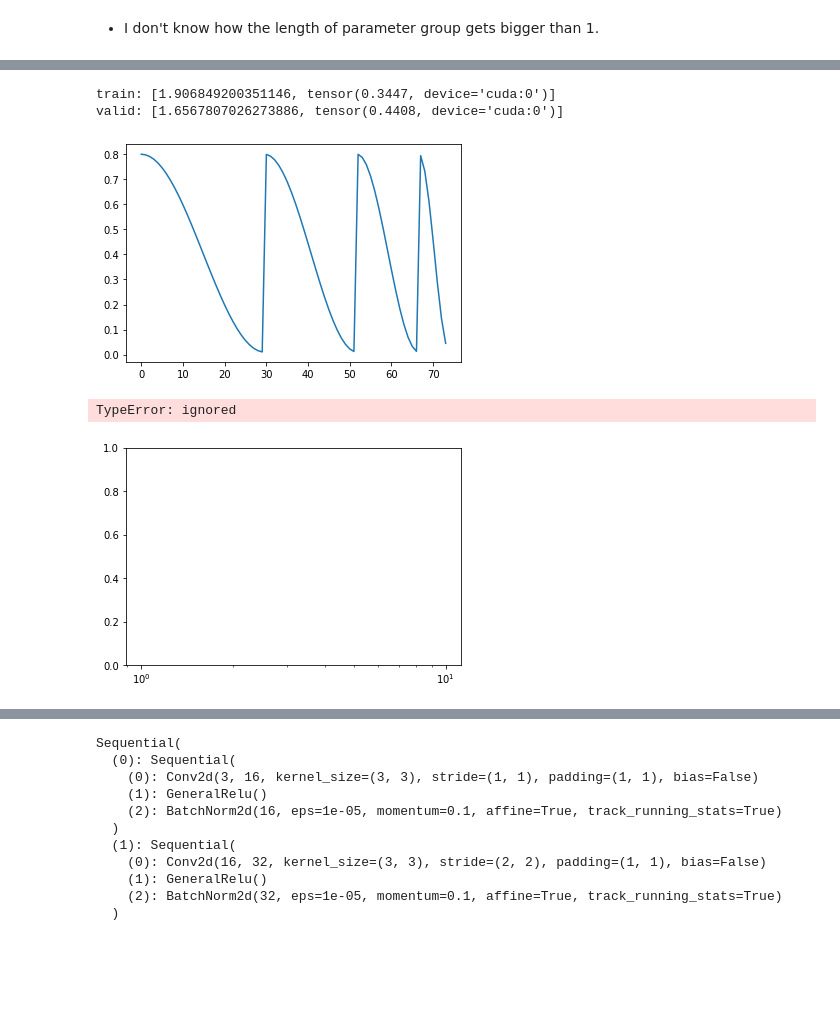
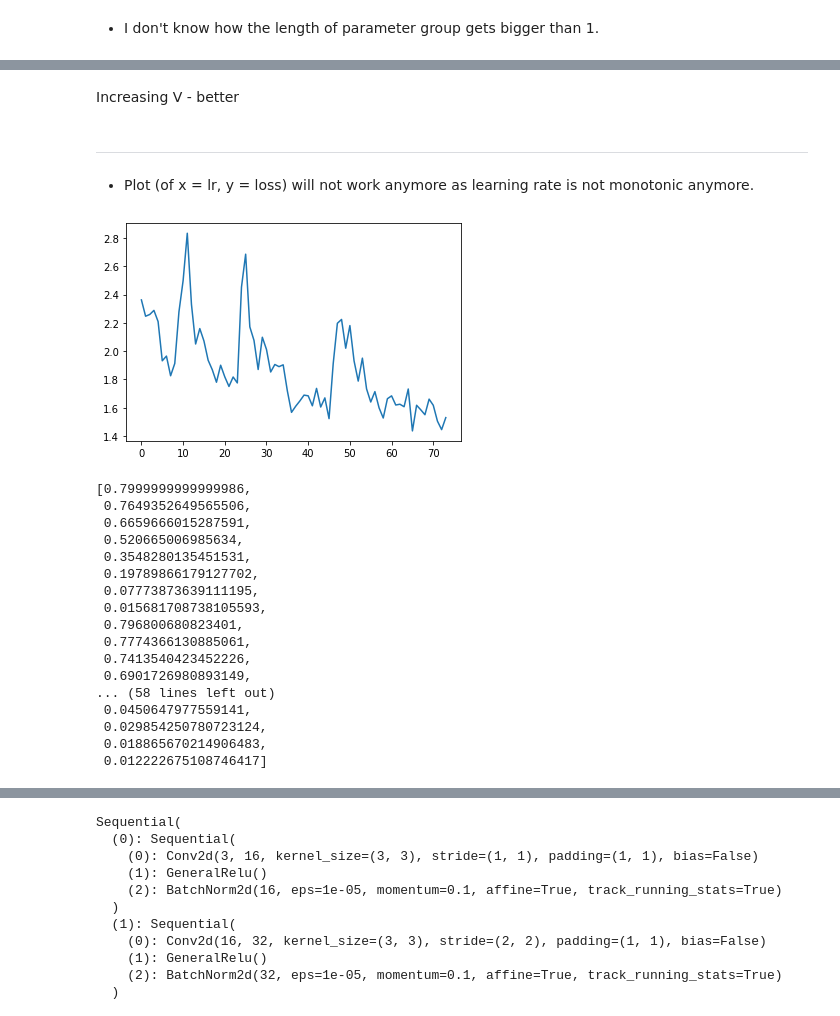
Before and after one commit to SpellOnYou/1000-days-of-code, a Jupyter notebook: dl_scratch/optimizer.ipynb, the cells around one changed output, grey strips where cells are left out. Cells and saved outputs as stored; diff of their text form; code cells hidden in the pictures; blank space fills up the shorter version.

```diff
--- a/dl_scratch/optimizer.ipynb
+++ b/dl_scratch/optimizer.ipynb
@@ -158,7 +158,7 @@ class Recorder(Callback):
 
     def plot(self, skip_last=0, pgid=-1):
         losses = [o.item() for o in self.losses]
-        lrs    = self.lrs[pgid]
+        lrs    = self.lrs
         n = len(losses)-skip_last
         plt.xscale('log')
         plt.plot(lrs[:n], losses[:n])
@@ -322,4 +326,7 @@ cbfs
 # %%
+sched = combine_scheds(torch.tensor([.1, .2, .3, .4]), [sched_cos(0.8, .01), sched_cos(0.8, .01), sched_cos(0.8, .01), sched_cos(0.8, .01)])
 learn, run= get_learn_run(nfs, data, 0.4, conv_layer,
                           cbs=cbfs + [partial(ParamScheduler, pname='lr', sched_funcs=sched), Recorder],
                           opt_func = sgd_opt)
+run.fit(1, learn)
+run.recorder.plot_lr()
@@ -326,9 +337,10 @@ learn, run= get_learn_run(nfs, data, 0.4, conv_layer,
-# %%
-run.fit(1, learn)
-# %% [output]
-train: [1.906849200351146, tensor(0.3447, device='cuda:0')]
-valid: [1.6567807026273886, tensor(0.4408, device='cuda:0')]
+# %% [markdown]
+Increasing V - better
+# %% [markdown]
+---
+# %% [markdown]
+- Plot (of x = lr, y = loss) will not work anymore as learning rate is not monotonic anymore.
 # %%
-run.recorder.plot_lr()
+run.recorder.plot_loss()
 # %% [output]
-[figure, old version]
+[figure, new version]
@@ -335,5 +349,20 @@ run.recorder.plot_lr()
 # %%
-run.recorder.plot() #TODO
+run.recorder.lrs
 # %% [output]
-TypeError: ignored
+[0.7999999999999986,
+ 0.7649352649565506,
+ 0.6659666015287591,
+ 0.520665006985634,
+ 0.3548280135451531,
+ 0.19789866179127702,
+ 0.07773873639111195,
+ 0.015681708738105593,
+ 0.796800680823401,
+ 0.7774366130885061,
+ 0.7413540423452226,
+ 0.6901726980893149,
+... (58 lines left out)
+ 0.0450647977559141,
+ 0.029854250780723124,
+ 0.018865670214906483,
+ 0.012222675108746417]
-[figure, removed]
```
Also changed, not shown: parts of 32 cells of this notebook.
